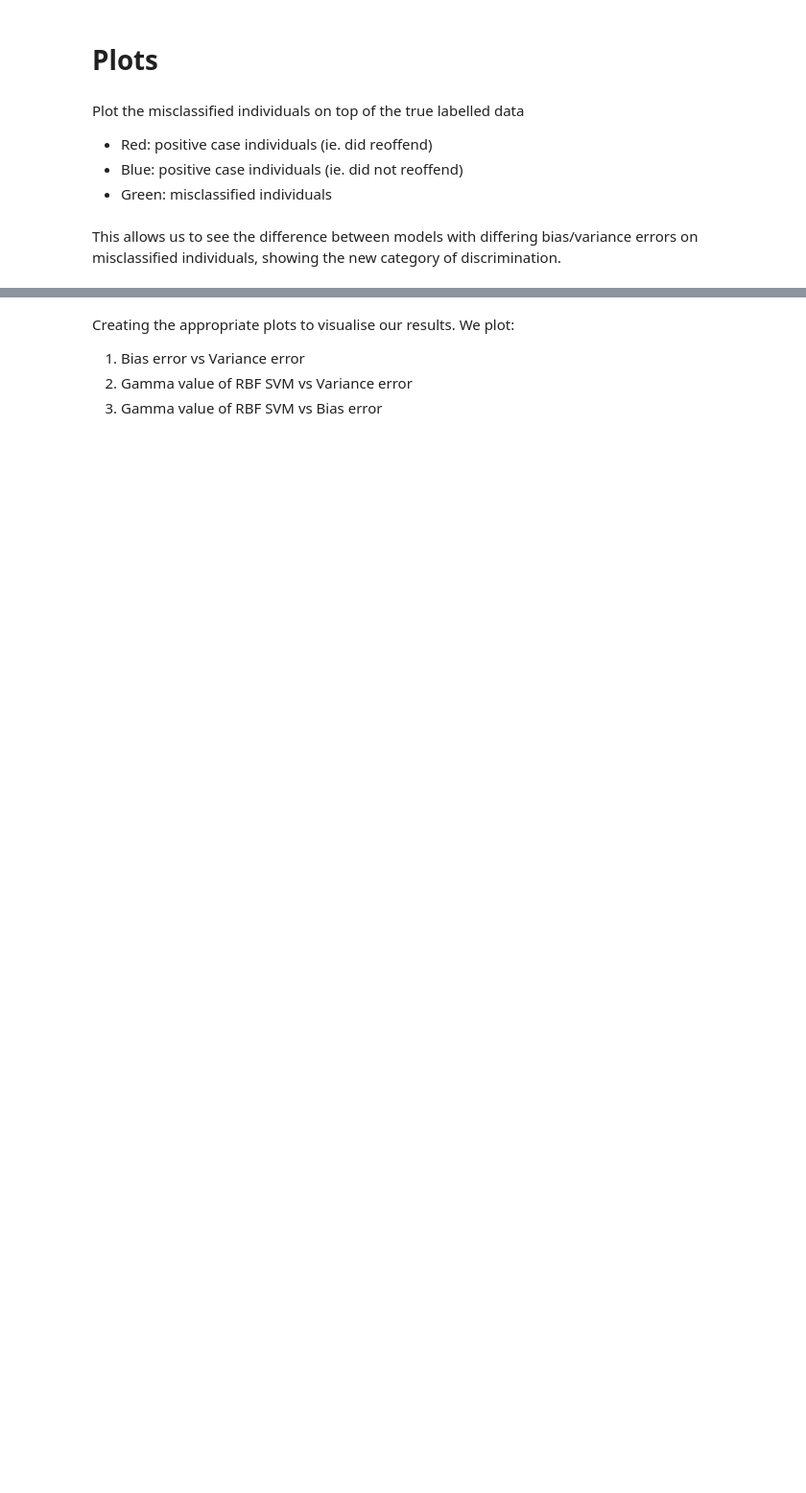
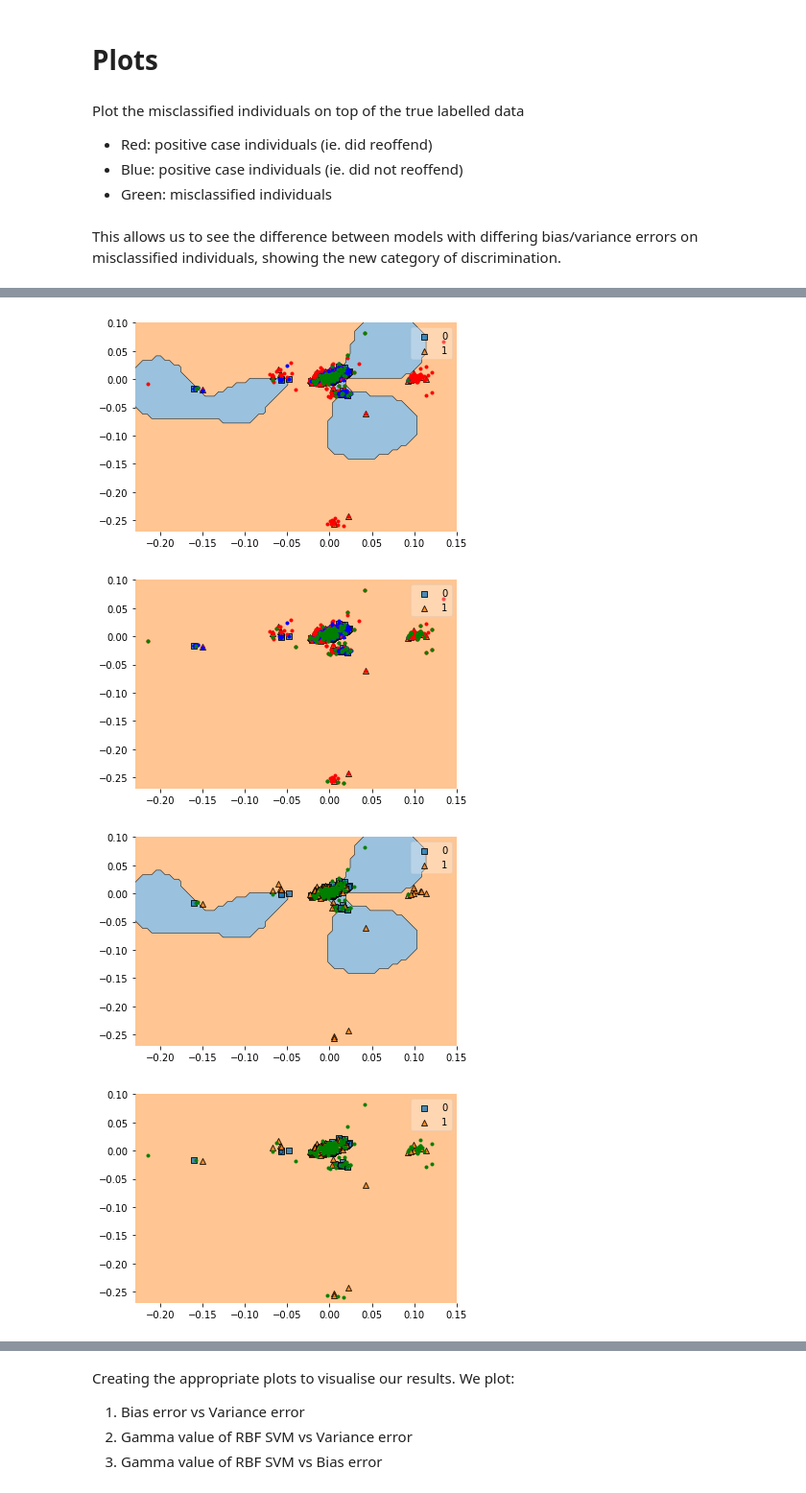
Before and after one commit to clairecoffey/project, a Jupyter notebook: claire_project.ipynb, the cells around one changed output, grey strips where cells are left out. Shown at 96% size. Cells and saved outputs as stored; diff of their text form; code cells hidden in the pictures; blank space fills up the shorter version.

```diff
--- a/claire_project.ipynb
+++ b/claire_project.ipynb
@@ -675,0 +884,37 @@ if(equalised_odds):
+# %%
+fig, axes = plt.subplots()
+plt.plot(u[positive_labels,dim1], u[positive_labels,dim2], 'r.')
+plt.plot(u[negative_labels,dim1], u[negative_labels,dim2], 'b.')
+plt.plot(misclassified_list[classifier_num_hb]['dim12'], misclassified_list[classifier_num_hb]['dim13'], 'g.')
+plot_decision_regions(X=training_data.values, y=np.ravel(training_labels.values), clf=classifiers[classifier_num_hb])
+axes.set_xlim([-0.23,0.15])
+axes.set_ylim([-0.27,0.1])
+plt.show()
+
+fig, axes = plt.subplots()
+plt.plot(u[positive_labels,dim1], u[positive_labels,dim2], 'r.')
+plt.plot(u[negative_labels,dim1], u[negative_labels,dim2], 'b.')
+plt.plot(misclassified_list[classifier_num_hv]['dim12'], misclassified_list[classifier_num_hv]['dim13'], 'g.')
+plot_decision_regions(X=training_data.values, y=np.ravel(training_labels.values), clf=classifiers[classifier_num_hv])
+axes.set_xlim([-0.23,0.15])
+axes.set_ylim([-0.27,0.1])
+plt.show()
+
+fig, axes = plt.subplots()
+# plt.plot(misclassified_list[classifier_num_hb]['dim12'], misclassified_list[classifier_num_hb]['dim13'], 'g.')
+plot_decision_regions(X=training_data.values, y=np.ravel(training_labels.values), clf=classifiers[classifier_num_hb])
+axes.set_xlim([-0.23,0.15])
+axes.set_ylim([-0.27,0.1])
+plt.show()
+
+fig, axes = plt.subplots()
+# plt.plot(misclassified_list[classifier_num_hv]['dim12'], misclassified_list[classifier_num_hv]['dim13'], 'g.')
+plot_decision_regions(X=training_data.values, y=np.ravel(training_labels.values), clf=classifiers[classifier_num_hv])
+axes.set_xlim([-0.23,0.15])
+axes.set_ylim([-0.27,0.1])
+plt.show()
+# %% [output]
+[figure, added]
+[figure, added]
+[figure, added]
+[figure, added]
```
Also changed, not shown: parts of 21 cells of this notebook.
